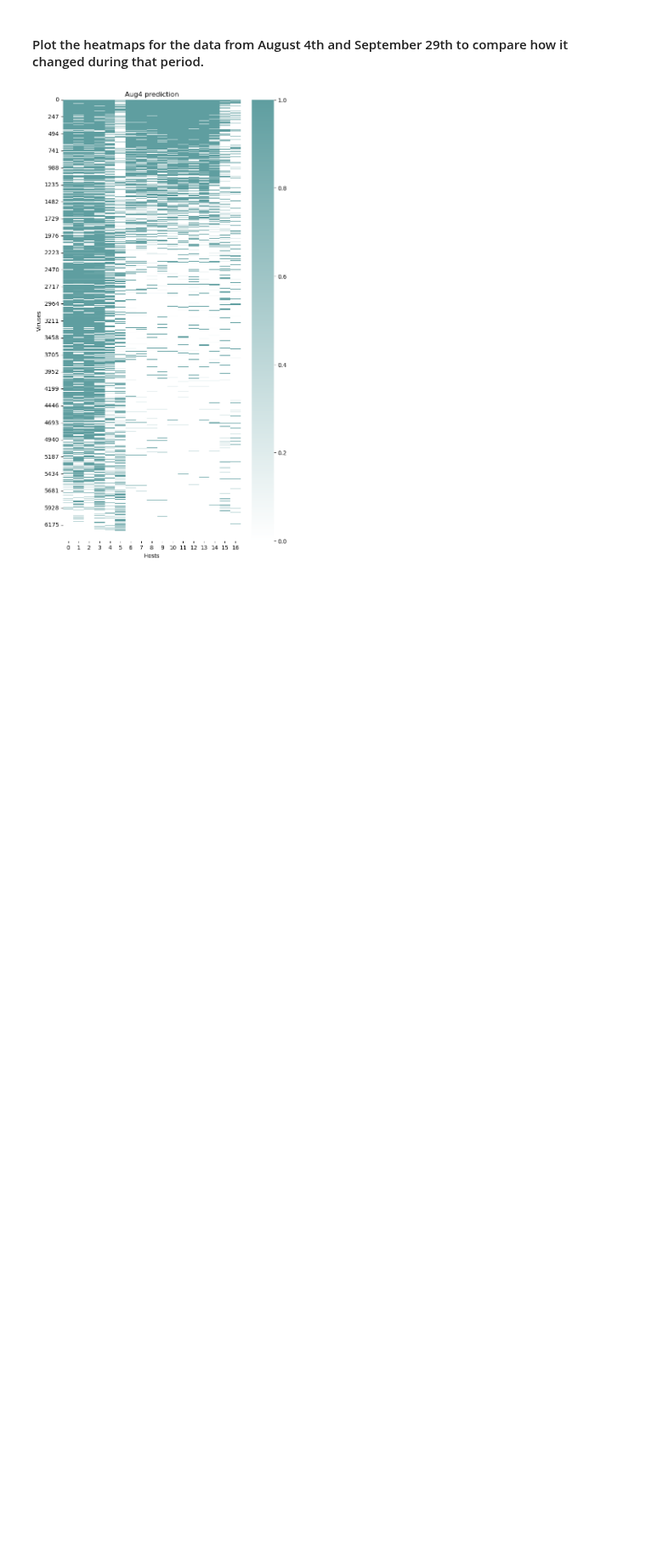
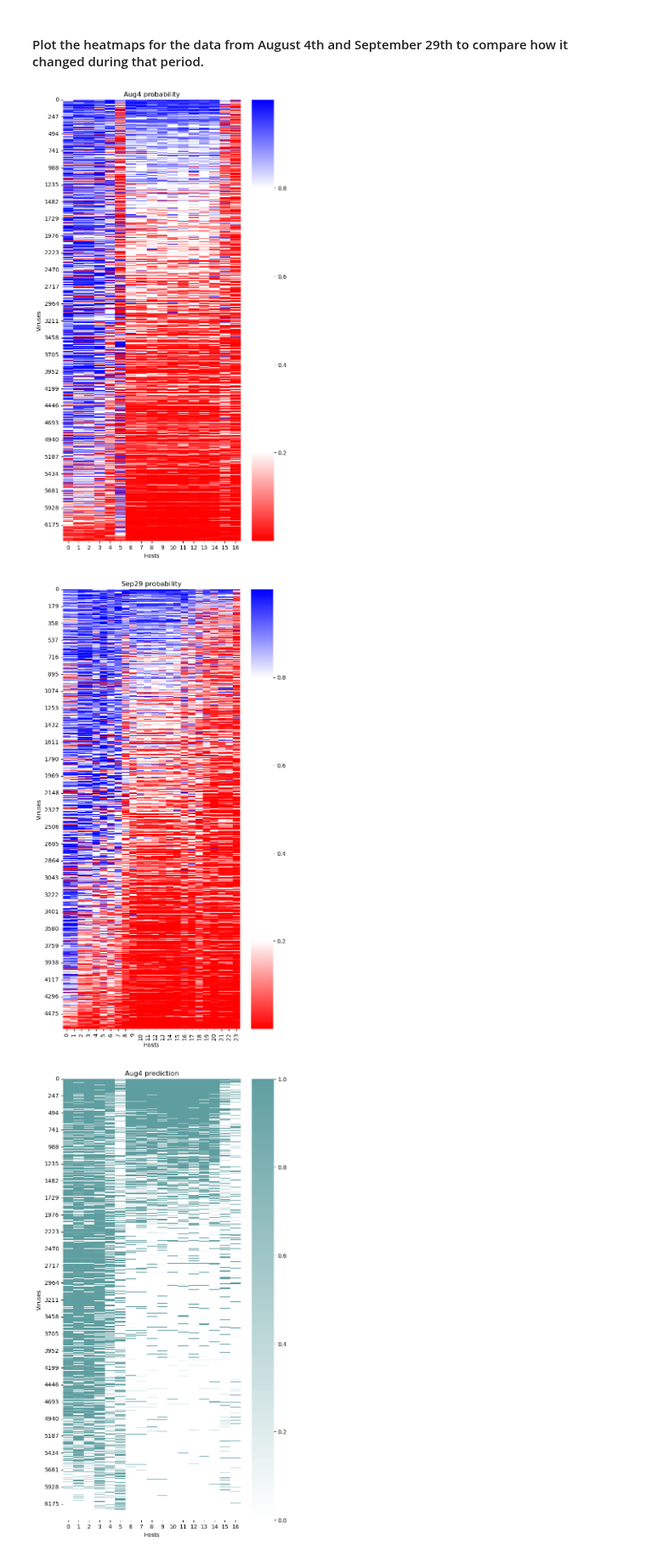
Before and after one commit to DuhaimeLab/VirusHostNetworkAnalysis, a Jupyter notebook: VHIP_real_data_tutorial.ipynb, the cells around one changed output. Shown at 85% size. Saved outputs shown, nothing was run; the diff lists cells and outputs as text; code cells hidden in the pictures; blank space fills up the shorter version.

```diff
--- a/VHIP_real_data_tutorial.ipynb
+++ b/VHIP_real_data_tutorial.ipynb
@@ -17,6 +17,15 @@ aug4 = PredictionMatrix("Sample_Input/Aug4_predictions.tsv")
 sep29 = PredictionMatrix("Sample_Input/Sep29_predictions.tsv")
 # %% [markdown]
 #### Plot the heatmaps for the data from August 4th and September 29th to compare how it changed during that period.
+# %%
+aug4.make_rectangular_matrix('probability')
+aug4.plot_heatmap('probability')
+
+sep29.make_rectangular_matrix('probability')
+sep29.plot_heatmap('probability')
+# %% [output]
+[figure, added]
+[figure, added]
 # %%
 aug4.make_rectangular_matrix('prediction')
 aug4.plot_heatmap('prediction')
```
Also changed, not shown: parts of 3 cells of this notebook, 8 other files.
